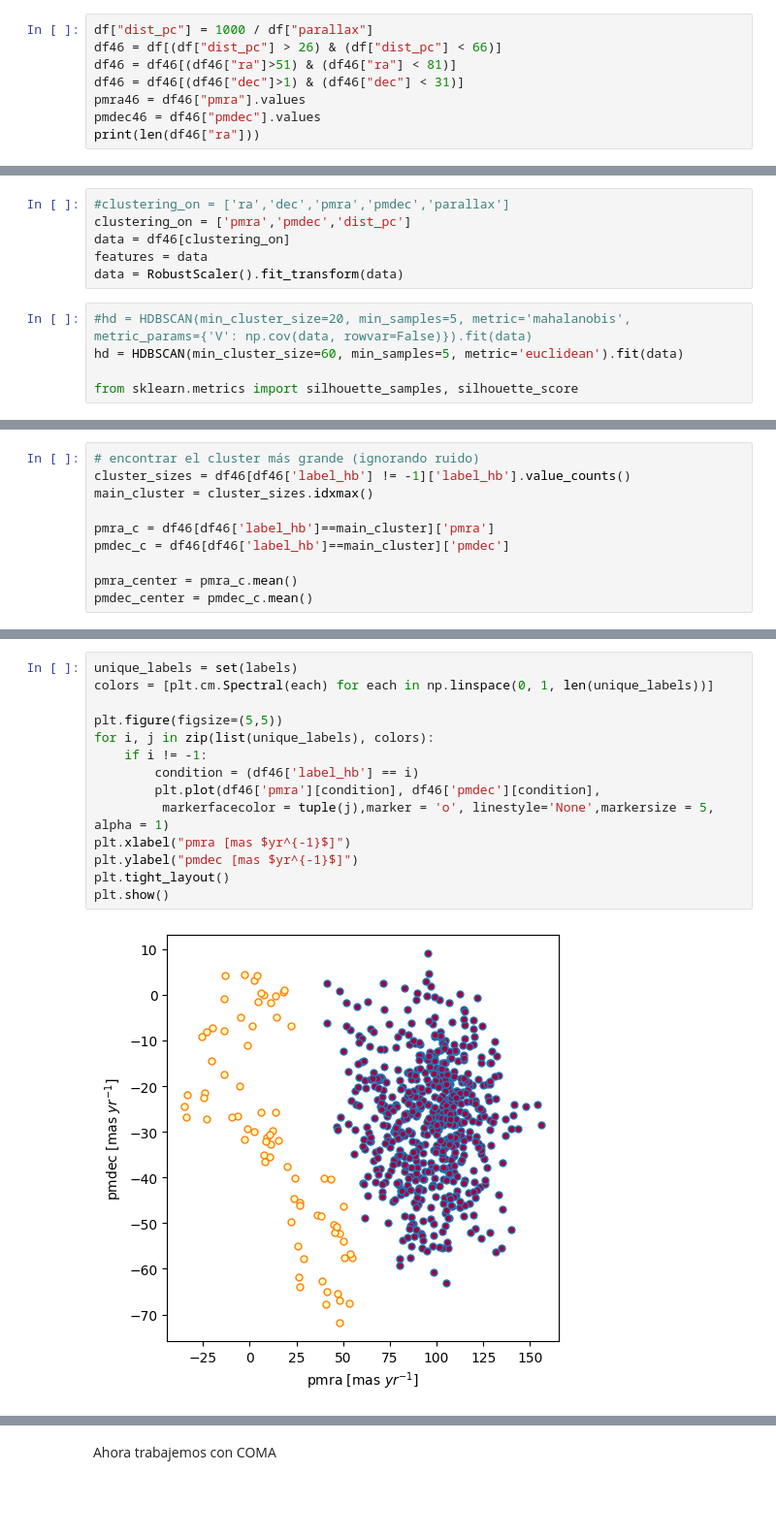
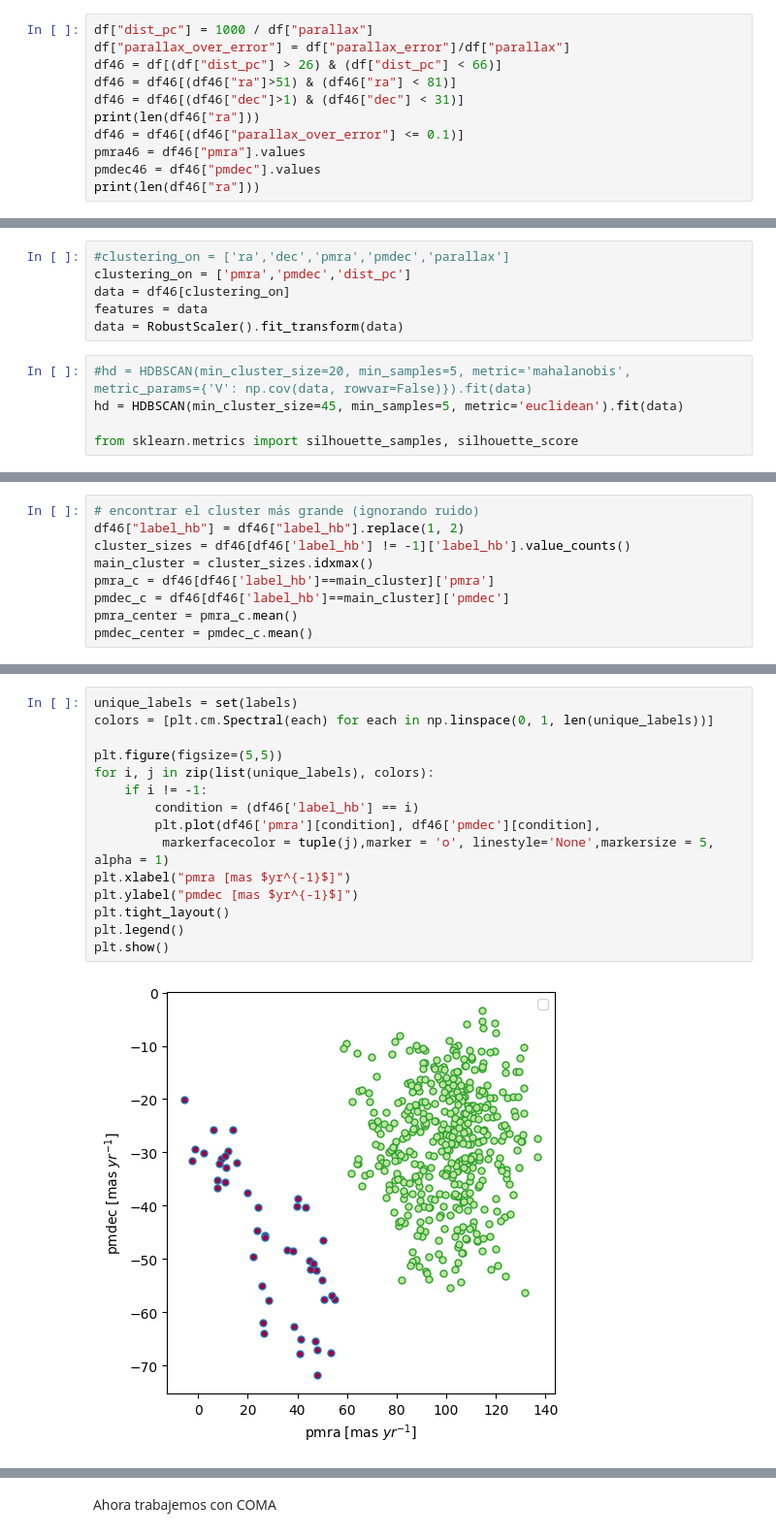
Before and after one commit to Brunelleschk1/Personal-projects, a Jupyter notebook: Proyectos de Astronomía/Laboratorio 4/clustering(1) copy.ipynb, the cells around one changed output, grey strips where cells are left out. Shown at 97% size. Drawn from its saved outputs; the diff is of its cells as text; blank space fills up the shorter version.

```diff
--- a/Proyectos de Astronomía/Laboratorio 4/clustering(1) copy.ipynb
+++ b/Proyectos de Astronomía/Laboratorio 4/clustering(1) copy.ipynb
@@ -40,8 +48,11 @@ memory usage: 98.8 MB
 # %%
 df["dist_pc"] = 1000 / df["parallax"]
+df["parallax_over_error"] = df["parallax_error"]/df["parallax"]
 df46 = df[(df["dist_pc"] > 26) & (df["dist_pc"] < 66)]
 df46 = df46[(df46["ra"]>51) & (df46["ra"] < 81)]
 df46 = df46[(df46["dec"]>1) & (df46["dec"] < 31)]
+print(len(df46["ra"]))
+df46 = df46[(df46["parallax_over_error"] <= 0.1)]
 pmra46 = df46["pmra"].values
 pmdec46 = df46["pmdec"].values
 print(len(df46["ra"]))
@@ -55,7 +67,7 @@ features = data
 data = RobustScaler().fit_transform(data)
 # %%
 #hd = HDBSCAN(min_cluster_size=20, min_samples=5, metric='mahalanobis', metric_params={'V': np.cov(data, rowvar=False)}).fit(data)
-hd = HDBSCAN(min_cluster_size=60, min_samples=5, metric='euclidean').fit(data)
+hd = HDBSCAN(min_cluster_size=45, min_samples=5, metric='euclidean').fit(data)
 
 from sklearn.metrics import silhouette_samples, silhouette_score
 # %%
@@ -79,11 +92,10 @@ color_map = {lab: cmap(i) for i, lab in enumerate(unique_labels)}
 # %%
 # encontrar el cluster más grande (ignorando ruido)
+df46["label_hb"] = df46["label_hb"].replace(1, 2)
 cluster_sizes = df46[df46['label_hb'] != -1]['label_hb'].value_counts()
 main_cluster = cluster_sizes.idxmax()
-
 pmra_c = df46[df46['label_hb']==main_cluster]['pmra']
 pmdec_c = df46[df46['label_hb']==main_cluster]['pmdec']
-
 pmra_center = pmra_c.mean()
 pmdec_center = pmdec_c.mean()
 # %%
@@ -179,17 +158,18 @@ plt.show()
 # %%
 unique_labels = set(labels)
 colors = [plt.cm.Spectral(each) for each in np.linspace(0, 1, len(unique_labels))]
 
 plt.figure(figsize=(5,5))
 for i, j in zip(list(unique_labels), colors):
     if i != -1:
         condition = (df46['label_hb'] == i)
         plt.plot(df46['pmra'][condition], df46['pmdec'][condition],
          markerfacecolor = tuple(j),marker = 'o', linestyle='None',markersize = 5, alpha = 1)
 plt.xlabel("pmra [mas $yr^{-1}$]")
 plt.ylabel("pmdec [mas $yr^{-1}$]")
 plt.tight_layout()
+plt.legend()
 plt.show()
 # %% [output]
-[figure, old version]
+[figure, new version]
 # %%
```
Also changed, not shown: parts of 26 cells of this notebook, 2 other files.
